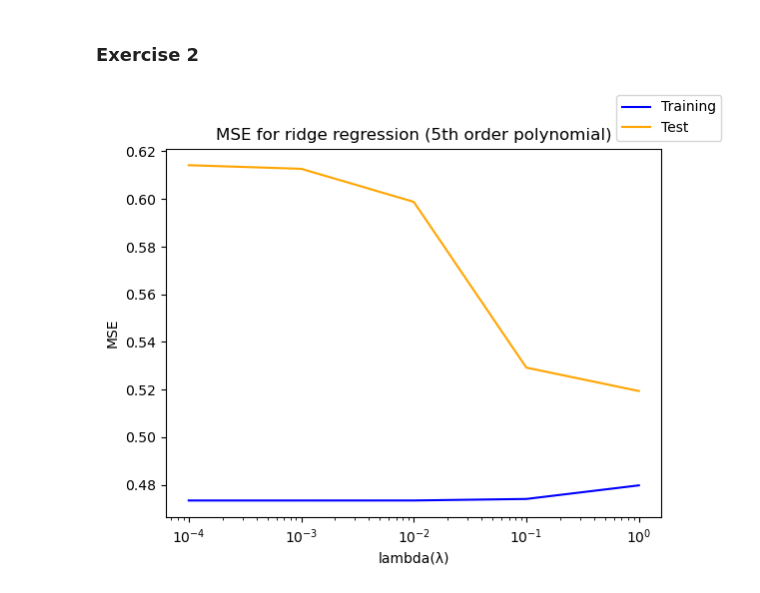
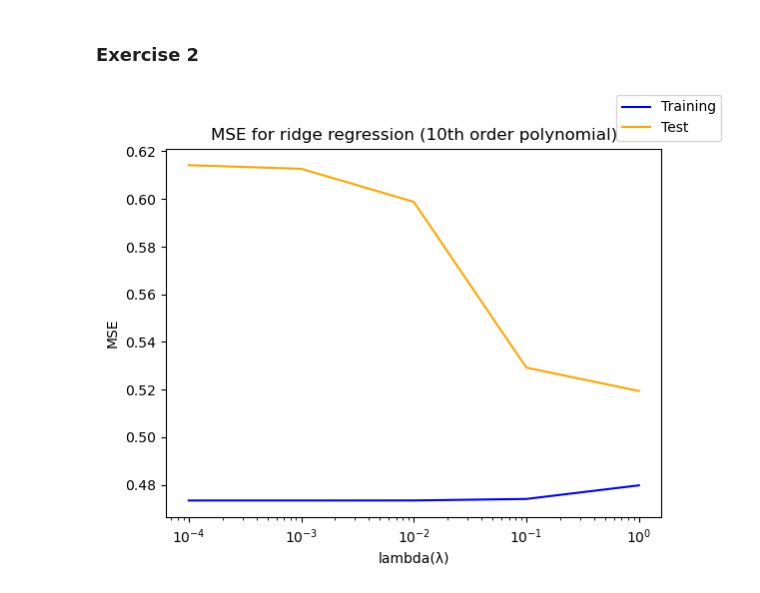
Before and after one commit to haraldtv/FYS-STK4155, a Jupyter notebook: week36/week36.ipynb, the cells around one changed output. Drawn from its saved outputs; the diff is of its cells as text; code cells hidden in the pictures.

```diff
--- a/week36/week36.ipynb
+++ b/week36/week36.ipynb
@@ -148,32 +148,32 @@ def reg(x,y,degree, lambd):
 lambdas = [0.0001, 0.001, 0.01, 0.1, 1]
 deg5_mse_ols, deg5_r2_ols, deg5_mse_ridge, deg5_r2_ols, beta_ridge = reg(x,y,5,lambdas)
 deg10_mse_ols, deg10_r2_ols, deg10_mse_ridge, deg10_r2_ols, _ = reg(x,y,10,lambdas)
 deg15_mse_ols, deg15_r2_ols, deg15_mse_ridge, deg15_r2_ols, _ = reg(x,y,15,lambdas)
 
 # print(deg10_mse)
 # print(deg15_mse)
 
 fig, ax = plt.subplots()
 
 y_plot1 = []
 y_plot2 = []
 for mse in deg10_mse_ridge:
     y_plot1.append(mse[0])
     y_plot2.append(mse[1])
 ax.plot(lambdas, y_plot1, "-", color="blue", label="Training")
 ax.plot(lambdas, y_plot2, "-", color="orange", label="Test")
 
 ax.set_xlabel("lambda(λ)")
 ax.set_ylabel("MSE")
 
 ax.set_xscale("log")
 
 fig.legend()
 
 plt.xticks(lambdas)
 
-plt.title("MSE for ridge regression (5th order polynomial)")
+plt.title("MSE for ridge regression (10th order polynomial)")
 
 plt.show()
 # %% [output]
-[figure, old version]
+[figure, new version]
```
